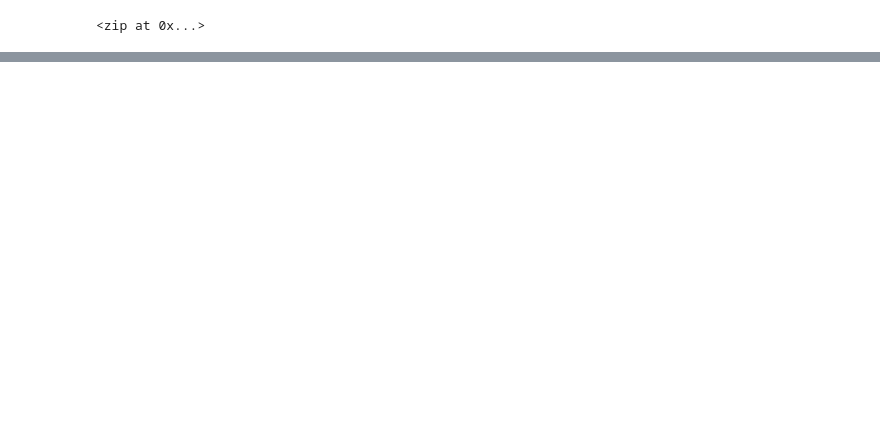
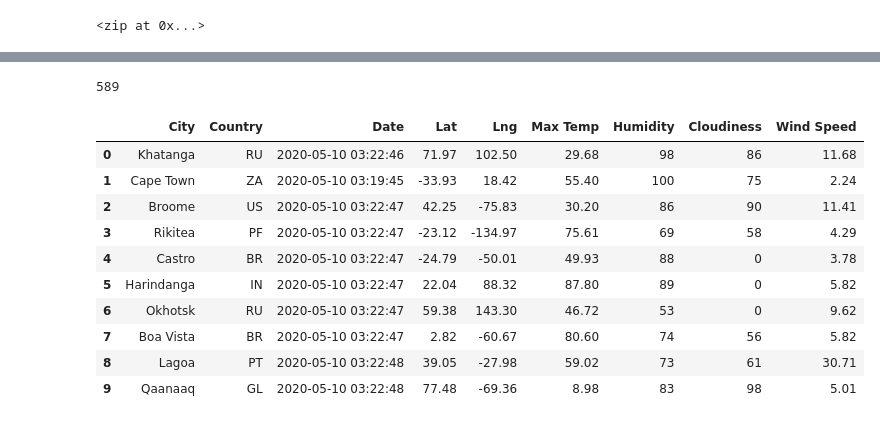
Before and after one commit to LaurenBerens/World_Weather_Analysis, a Jupyter notebook: WeatherPy.ipynb, the cells around one changed output, grey strips where cells are left out. Drawn from its saved outputs; the diff is of its cells as text; code cells hidden in the pictures; blank space fills up the shorter version.

Commit message:
Modifying .gitignore and adding WeatherPy.ipynb

```diff
--- a/WeatherPy.ipynb
+++ b/WeatherPy.ipynb
@@ -32,0 +42,4 @@ len(cities)
+# %%
+# Starting URL for Weather Map API Call.
+url = "http://api.openweathermap.org/data/2.5/weather?units=Imperial&APPID=" + weather_api_key
+print(url)
@@ -32,0 +127,22 @@ len(cities)
+# %%
+len(city_data)
+# %% [output]
+589
+# %%
+# Convert the array of dictionaries to a Pandas DataFrame.
+city_data_df = pd.DataFrame(city_data)
+column_order = ["City", "Country", "Date", "Lat", "Lng", "Max Temp", "Humidity", "Cloudiness", "Wind Speed"]
+city_data_df = city_data_df[column_order]
+city_data_df.head(10)
+# %% [output]
+|  | City | Country | Date | Lat | Lng | Max Temp | Humidity | Cloudiness | Wind Speed |
+| 0 | Khatanga | RU | 2020-05-10 03:22:46 | 71.97 | 102.50 | 29.68 | 98 | 86 | 11.68 |
+| 1 | Cape Town | ZA | 2020-05-10 03:19:45 | -33.93 | 18.42 | 55.40 | 100 | 75 | 2.24 |
+| 2 | Broome | US | 2020-05-10 03:22:47 | 42.25 | -75.83 | 30.20 | 86 | 90 | 11.41 |
+| 3 | Rikitea | PF | 2020-05-10 03:22:47 | -23.12 | -134.97 | 75.61 | 69 | 58 | 4.29 |
+| 4 | Castro | BR | 2020-05-10 03:22:47 | -24.79 | -50.01 | 49.93 | 88 | 0 | 3.78 |
+| 5 | Harindanga | IN | 2020-05-10 03:22:47 | 22.04 | 88.32 | 87.80 | 89 | 0 | 5.82 |
+| 6 | Okhotsk | RU | 2020-05-10 03:22:47 | 59.38 | 143.30 | 46.72 | 53 | 0 | 9.62 |
+| 7 | Boa Vista | BR | 2020-05-10 03:22:47 | 2.82 | -60.67 | 80.60 | 74 | 56 | 5.82 |
+| 8 | Lagoa | PT | 2020-05-10 03:22:48 | 39.05 | -27.98 | 59.02 | 73 | 61 | 30.71 |
+| 9 | Qaanaaq | GL | 2020-05-10 03:22:48 | 77.48 | -69.36 | 8.98 | 83 | 98 | 5.01 |
```
Also changed, not shown: parts of 5 cells of this notebook.
